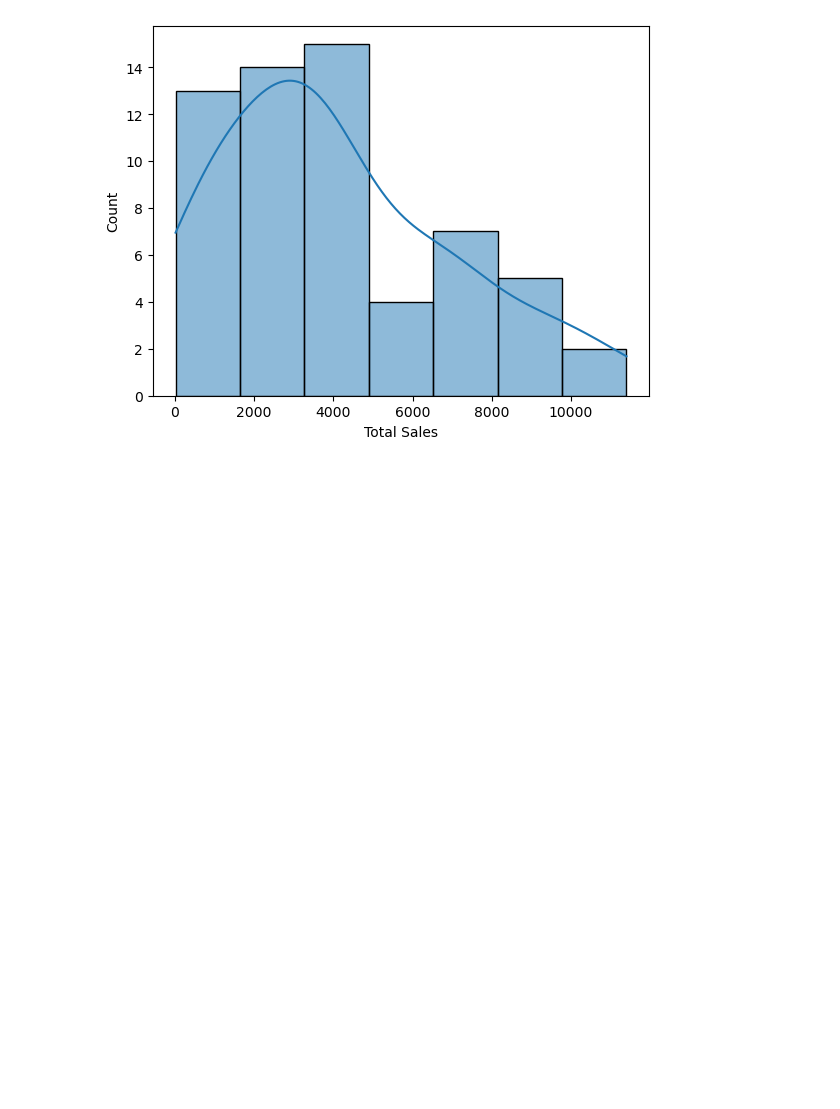
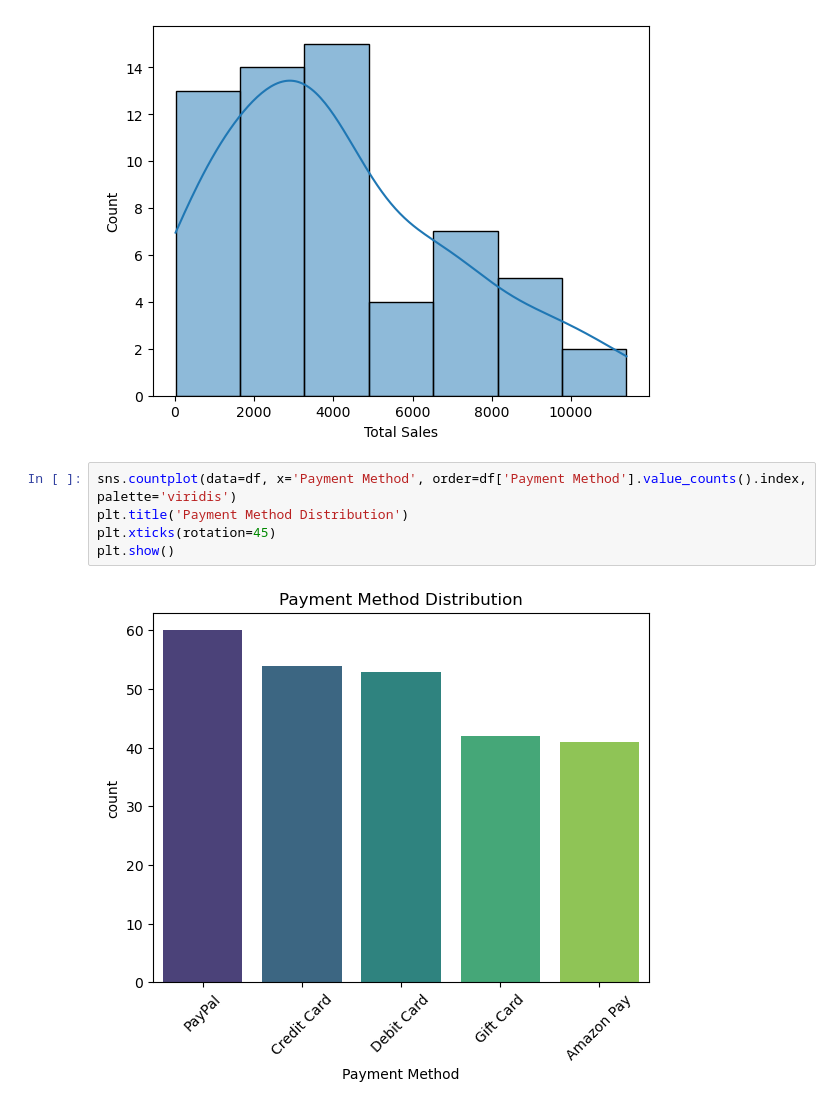
Before and after one commit to chaudhary-dotcom/ML, a Jupyter notebook: amazon_sales_analysis.ipynb, the cells around one changed output. Cells and saved outputs as stored; diff of their text form; blank space fills up the shorter version.

Commit message:
Amazon Sales Data Analysis

```diff
--- a/amazon_sales_analysis.ipynb
+++ b/amazon_sales_analysis.ipynb
@@ -238,3 +238,10 @@ sns.histplot(data=df.groupby('Date')['Total Sales'].sum().reset_index(), x='Tota
 # %% [output]
 <Axes: xlabel='Total Sales', ylabel='Count'>
 [figure]
+# %%
+sns.countplot(data=df, x='Payment Method', order=df['Payment Method'].value_counts().index, palette='viridis')
+plt.title('Payment Method Distribution')
+plt.xticks(rotation=45)
+plt.show()
+# %% [output]
+[figure, added]
```
Also changed, not shown: parts of 4 cells of this notebook.
